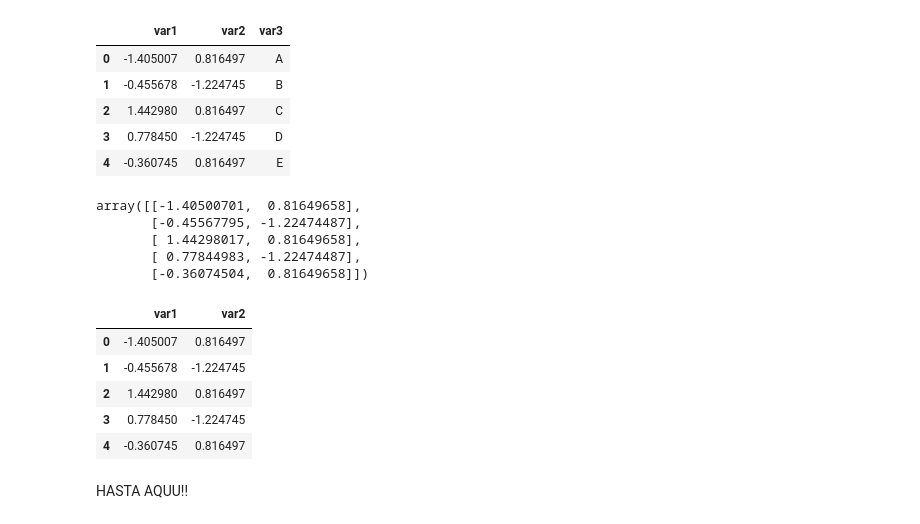
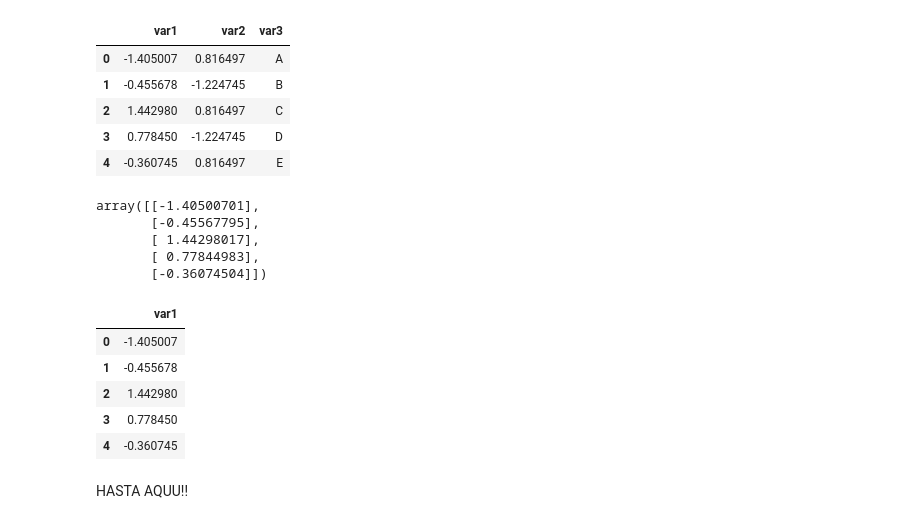
Before and after one commit to it-ces/PUBLIC-AI, a Jupyter notebook: Analytics/Z_standard(BIT).ipynb, the cells around one changed output. Drawn from its saved outputs; the diff is of its cells as text; code cells hidden in the pictures.

```diff
--- a/Analytics/Z_standard(BIT).ipynb
+++ b/Analytics/Z_standard(BIT).ipynb
@@ -48,22 +48,22 @@ df # Var not requiere standardization
 | 4 | -0.360745 | 0.816497 | E |
 # %%
 stad = StandardScaler()
-stad.fit_transform(df2[['var1', 'var2']])
+stad.fit_transform(df2[['var1']])
 # %% [output]
-array([[-1.40500701,  0.81649658],
-       [-0.45567795, -1.22474487],
-       [ 1.44298017,  0.81649658],
-       [ 0.77844983, -1.22474487],
-       [-0.36074504,  0.81649658]])
+array([[-1.40500701],
+       [-0.45567795],
+       [ 1.44298017],
+       [ 0.77844983],
+       [-0.36074504]])
 # %%
-pd.DataFrame(stad.fit_transform(df2[['var1', 'var2']]), columns = ['var1', 'var2'])
+pd.DataFrame(stad.fit_transform(df2[['var1']]), columns = ['var1'])
 # %% [output]
-|  | var1 | var2 |
-| 0 | -1.405007 | 0.816497 |
-| 1 | -0.455678 | -1.224745 |
-| 2 | 1.442980 | 0.816497 |
-| 3 | 0.778450 | -1.224745 |
-| 4 | -0.360745 | 0.816497 |
+|  | var1 |
+| 0 | -1.405007 |
+| 1 | -0.455678 |
+| 2 | 1.442980 |
+| 3 | 0.778450 |
+| 4 | -0.360745 |
 # %% [markdown]
 HASTA AQUU!!
 # %%
```
